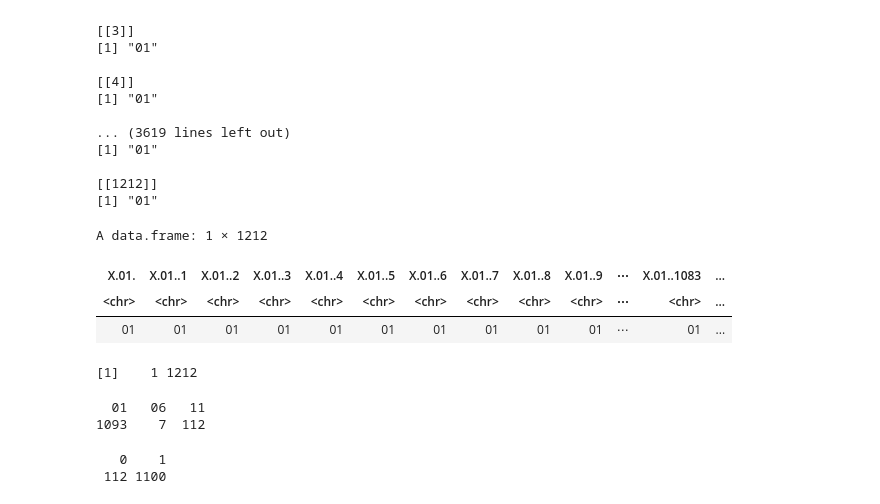
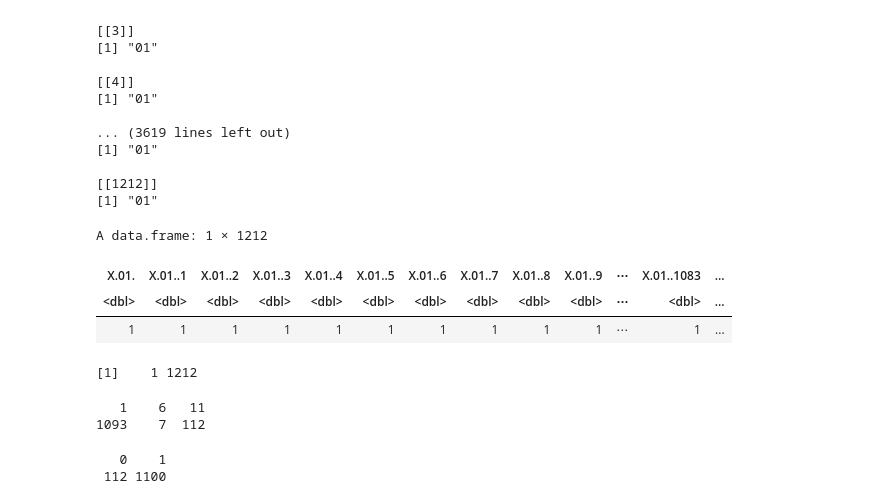
Before and after one commit to Luq16/Predict-disease-from-gene-expression-data, a Jupyter notebook: notebook.ipynb, the cells around one changed output. Cells and saved outputs as stored; diff of their text form; code cells hidden in the pictures.

```diff
--- a/notebook.ipynb
+++ b/notebook.ipynb
@@ -31,9 +31,9 @@ dest_file <- "~/Desktop/git_repo/Predict-disease-from-gene-expression-data/data.
 download.file(url_data, dest_file)
 # %%
 # read dataset
-data_set <- read.table("BRCA.rnaseqv2__illuminahiseq_rnaseqv2__unc_edu__Level_3__RSEM_genes_normalized__data.data.txt",
+data <- read.table("BRCA.rnaseqv2__illuminahiseq_rnaseqv2__unc_edu__Level_3__RSEM_genes_normalized__data.data.txt",
             header = F, fill = T)
-head(data_set)
+head(data)
 # %% [output]
 A data.frame: 6 × 1214
 |  | V1 | V2 | V3 | V4 | V5 | V6 | V7 | V8 | V9 | V10 | ⋯ | ... |
@@ -77,7 +79,8 @@ A data.frame: 6 × 1212
 # %%
 # Patient IDs
-pat_IDs <- data_set %>%
-           slice_head()
+pat_IDs <- data %>%
+            select(-c(1,2)) %>%
+            slice_head()
 pat_IDs
 # %% [output]
 A data.frame: 1 × 1212
@@ -111,19 +114,21 @@ samp_class
 [1] "01"
 # %%
 diag_class <- as.data.frame(samp_class)
+diag_class <- mutate_all(diag_class, function(x) as.numeric(as.character(x)))
 diag_class
+
 dim(diag_class)
 # %% [output]
 A data.frame: 1 × 1212
 | X.01. | X.01..1 | X.01..2 | X.01..3 | X.01..4 | X.01..5 | X.01..6 | X.01..7 | X.01..8 | X.01..9 | ⋯ | X.01..1083 | ... |
-| <chr> | <chr> | <chr> | <chr> | <chr> | <chr> | <chr> | <chr> | <chr> | <chr> | ⋯ | <chr> | ... |
-| 01 | 01 | 01 | 01 | 01 | 01 | 01 | 01 | 01 | 01 | ⋯ | 01 | ... |
+| <dbl> | <dbl> | <dbl> | <dbl> | <dbl> | <dbl> | <dbl> | <dbl> | <dbl> | <dbl> | ⋯ | <dbl> | ... |
+| 1 | 1 | 1 | 1 | 1 | 1 | 1 | 1 | 1 | 1 | ⋯ | 1 | ... |
 [1]    1 1212
 # %%
 #count number of each type
 table(unlist(diag_class))
 # %% [output]
-  01   06   11
+   1    6   11
 1093    7  112
 # %%
 diag_class[diag_class[1,] < 10] <- 1
```
Also changed, not shown: parts of 9 cells of this notebook.
